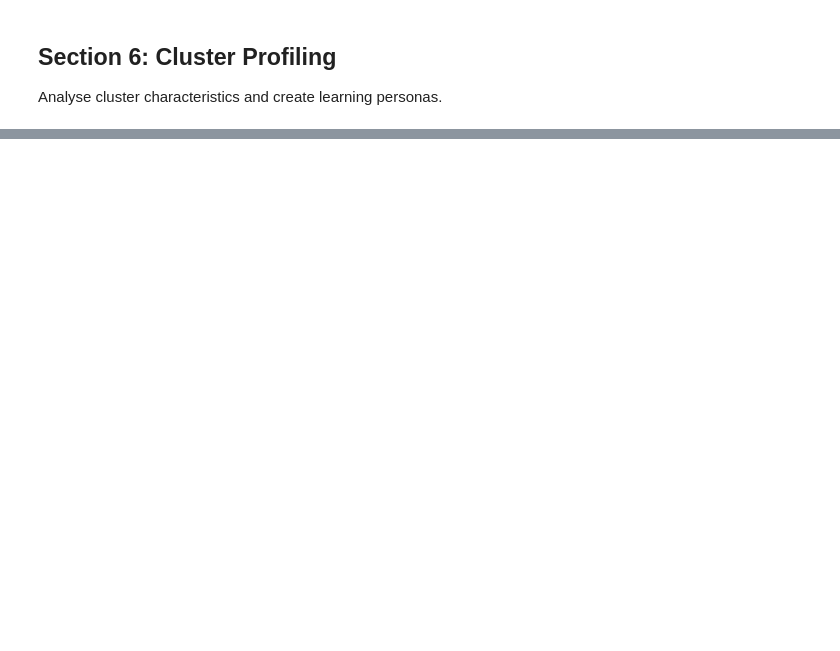
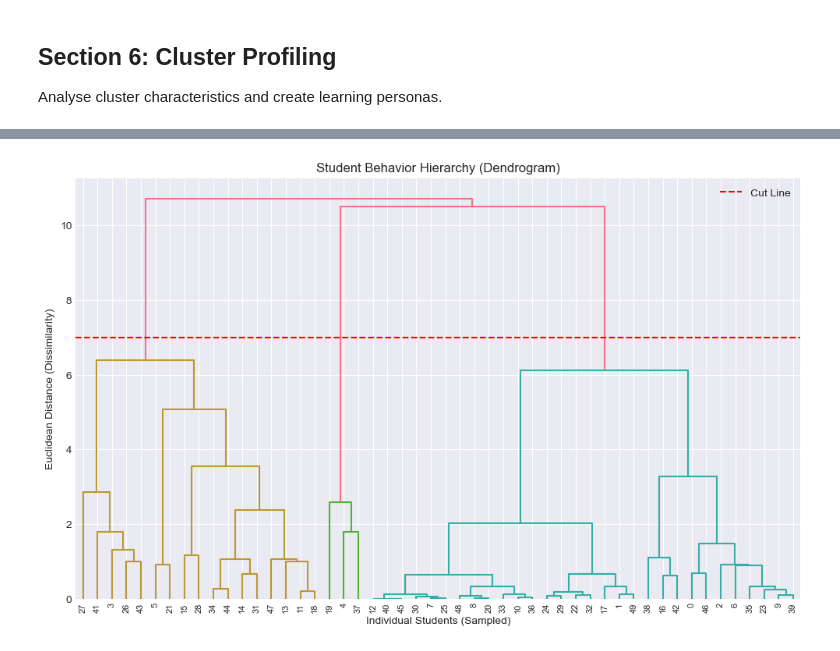
Before and after one commit to jaifm/msc-FAIDM-Assessment-1, a Jupyter notebook: 1_Notebooks/03_Clustering_Models.ipynb, the cells around one changed output, grey strips where cells are left out. Cells and saved outputs as stored; diff of their text form; code cells hidden in the pictures; blank space fills up the shorter version.

```diff
--- a/1_Notebooks/03_Clustering_Models.ipynb
+++ b/1_Notebooks/03_Clustering_Models.ipynb
@@ -536,0 +657,36 @@ Clustering results saved for final notebook
+# %%
+import scipy.cluster.hierarchy as shc
+
+# Mapping to context variables
+df_master = df_features  # Contains the engineered features
+features = clustering_features
+
+# 1. Prepare Data (Select Features)
+# We use the same features as before
+# features = ['early_total_clicks', 'early_avg_score', 'early_active_days']
+
+# 2. Sample the data for readability
+# Plotting 30,000 students is impossible to read. We take a random sample of 50.
+# This is perfect for a slide to show the "Concept" of the hierarchy.
+data_sample = df_master.sample(n=50, random_state=42)
+X_sample_viz = data_sample[features].fillna(0)
+
+# 3. Scale the sample (Crucial for distance calculation)
+scaler_viz = StandardScaler()
+X_scaled_sample_viz = scaler_viz.fit_transform(X_sample_viz)
+
+# 4. Plot the Dendrogram
+plt.figure(figsize=(12, 7))
+plt.title("Student Behavior Hierarchy (Dendrogram)")
+
+# 'linkage' calculates the distances. 'ward' method minimizes variance.
+dend = shc.dendrogram(shc.linkage(X_scaled_sample_viz, method='ward'))
+
+# Add labels and cut-line
+plt.axhline(y=7, color='r', linestyle='--', label='Cut Line')
+plt.xlabel("Individual Students (Sampled)")
+plt.ylabel("Euclidean Distance (Dissimilarity)")
+plt.legend()
+plt.show()
+# %% [output]
+[figure, added]
```
Also changed, not shown: parts of 14 cells of this notebook, 2 other files.
